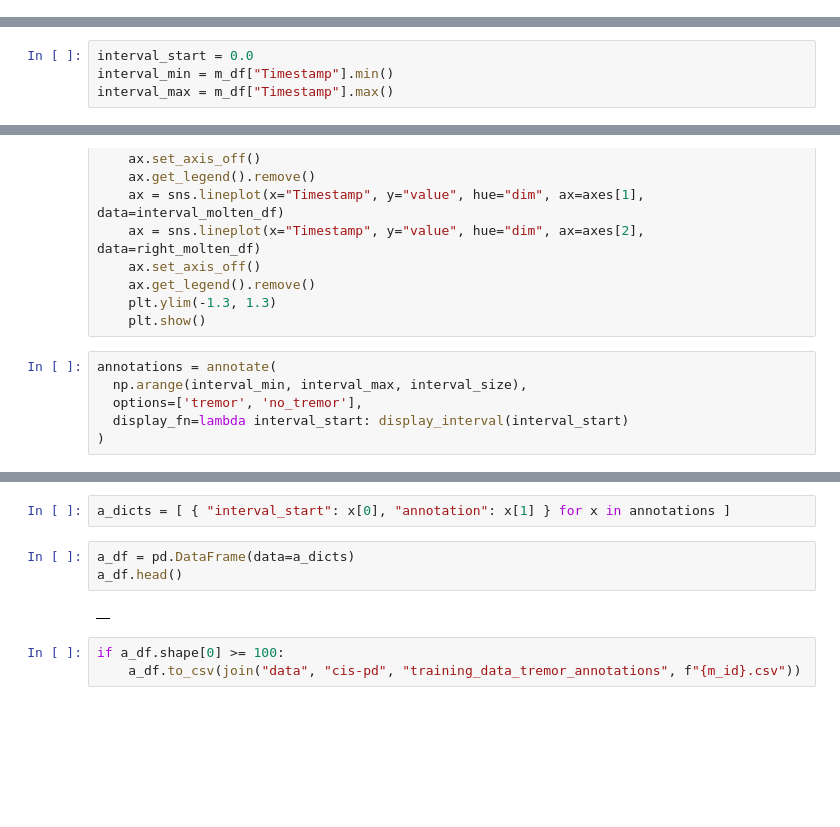
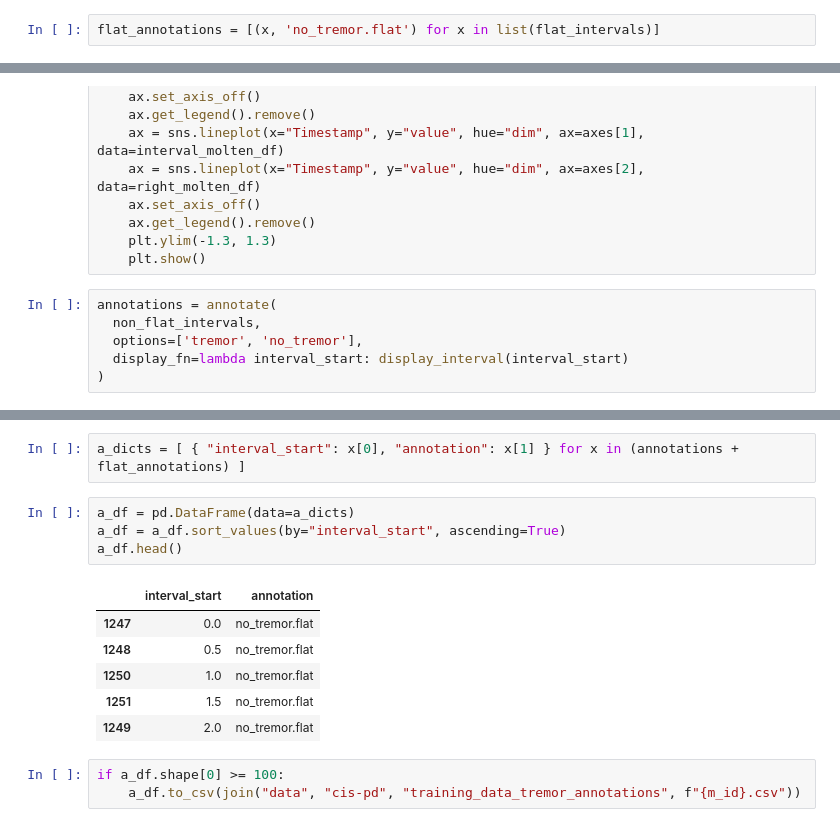
Before and after one commit to huangy6/beat_pd, a Jupyter notebook: manual_annotation.ipynb, the cells around one changed output, grey strips where cells are left out. Cells and saved outputs as stored; diff of their text form; blank space fills up the shorter version.

Commit message:
Catch completely flat windows

```diff
--- a/manual_annotation.ipynb
+++ b/manual_annotation.ipynb
@@ -37,3 +60,5 @@ interval_size = 0.5
+# %%
+flat_annotations = [(x, 'no_tremor.flat') for x in list(flat_intervals)]
 # %%
 m_molten_df = m_df.melt(id_vars=["Timestamp"], value_vars=["X", "Y", "Z"], var_name="dim")
 m_molten_df.head()
@@ -47,7 +72,3 @@ m_molten_df.head()
-# %%
-interval_start = 0.0
-interval_min = m_df["Timestamp"].min()
-interval_max = m_df["Timestamp"].max()
 # %%
 def display_interval(interval_start):
     interval_end = interval_start + interval_size
@@ -69,7 +90,7 @@ def display_interval(interval_start):
     plt.show()
 # %%
 annotations = annotate(
-  np.arange(interval_min, interval_max, interval_size),
+  non_flat_intervals,
   options=['tremor', 'no_tremor'],
   display_fn=lambda interval_start: display_interval(interval_start)
 )
@@ -84,10 +122,16 @@ annotations
 # %%
-a_dicts = [ { "interval_start": x[0], "annotation": x[1] } for x in annotations ]
+a_dicts = [ { "interval_start": x[0], "annotation": x[1] } for x in (annotations + flat_annotations) ]
 # %%
 a_df = pd.DataFrame(data=a_dicts)
+a_df = a_df.sort_values(by="interval_start", ascending=True)
 a_df.head()
 # %% [output]
-|  |
+|  | interval_start | annotation |
+| 1247 | 0.0 | no_tremor.flat |
+| 1248 | 0.5 | no_tremor.flat |
+| 1250 | 1.0 | no_tremor.flat |
+| 1251 | 1.5 | no_tremor.flat |
+| 1249 | 2.0 | no_tremor.flat |
 # %%
 if a_df.shape[0] >= 100:
     a_df.to_csv(join("data", "cis-pd", "training_data_tremor_annotations", f"{m_id}.csv"))
```
Also changed, not shown: parts of 8 cells of this notebook, 1 other file.
